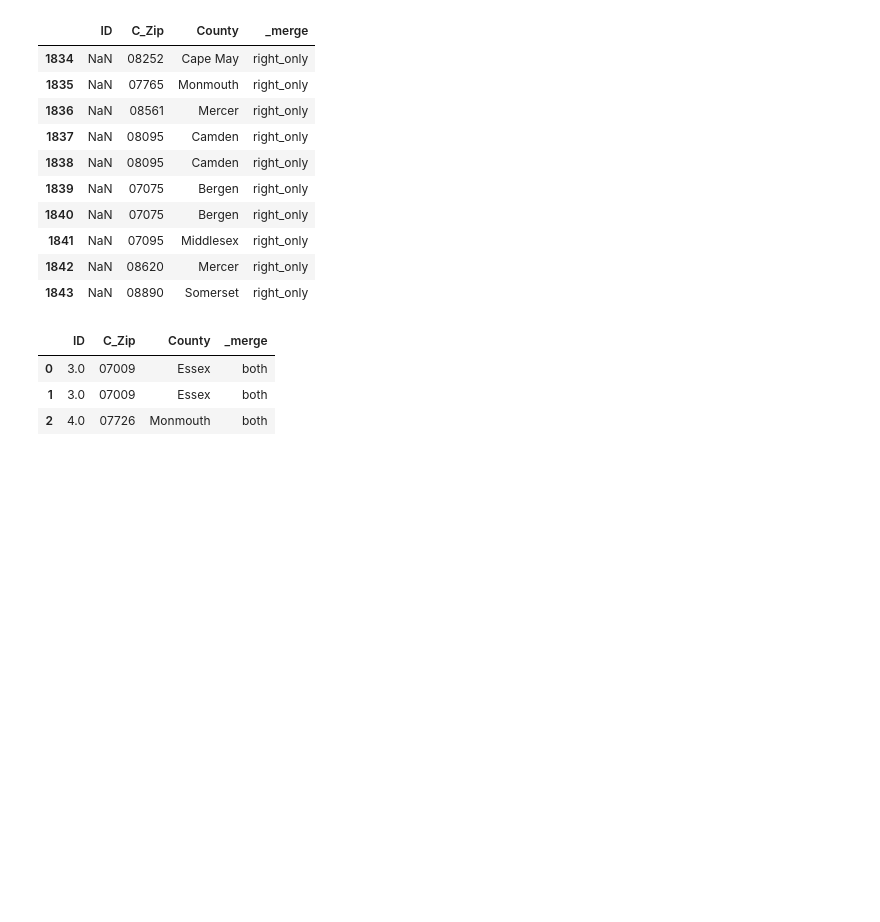
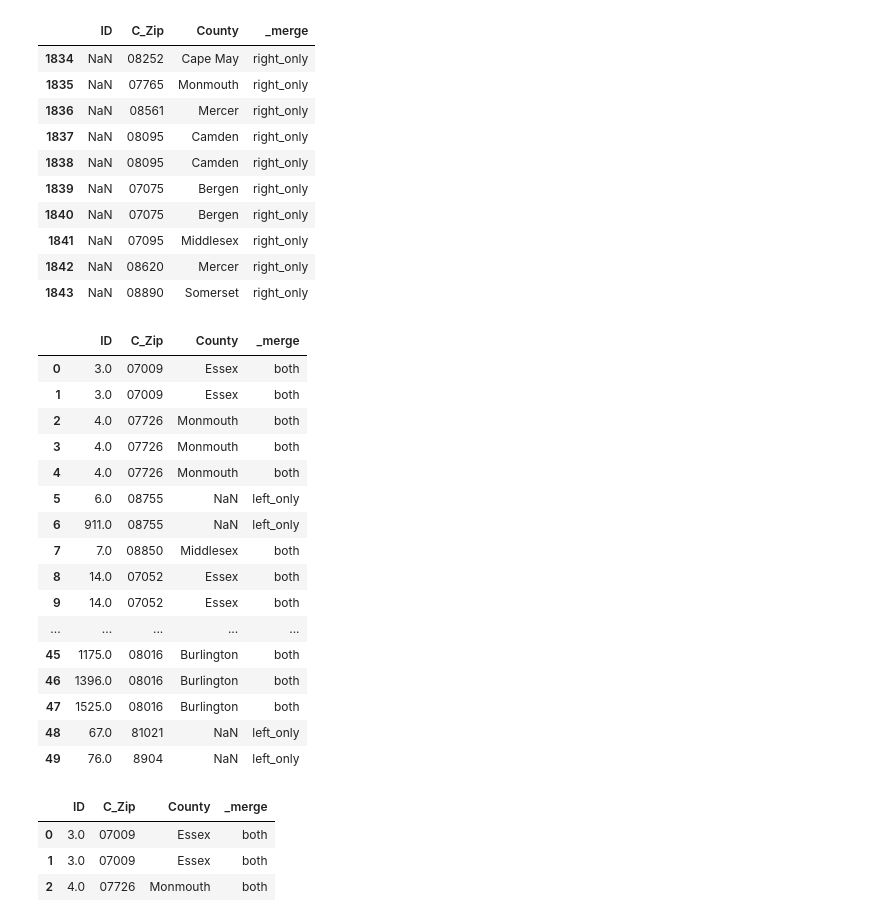
Before and after one commit to theaok/vis-sp23-ewattudo, a Jupyter notebook: ps2_pynb.ipynb, the cells around one changed output. Saved outputs shown, nothing was run; the diff lists cells and outputs as text; code cells hidden in the pictures; blank space fills up the shorter version.

```diff
--- a/ps2_pynb.ipynb
+++ b/ps2_pynb.ipynb
@@ -601,6 +662,26 @@ njappzip.tail(10)
 | 1841 | NaN | 07095 | Middlesex | right_only |
 | 1842 | NaN | 08620 | Mercer | right_only |
 | 1843 | NaN | 08890 | Somerset | right_only |
+# %%
+njappzip.head(50)
+# %% [output]
+|  | ID | C_Zip | County | _merge |
+| 0 | 3.0 | 07009 | Essex | both |
+| 1 | 3.0 | 07009 | Essex | both |
+| 2 | 4.0 | 07726 | Monmouth | both |
+| 3 | 4.0 | 07726 | Monmouth | both |
+| 4 | 4.0 | 07726 | Monmouth | both |
+| 5 | 6.0 | 08755 | NaN | left_only |
+| 6 | 911.0 | 08755 | NaN | left_only |
+| 7 | 7.0 | 08850 | Middlesex | both |
+| 8 | 14.0 | 07052 | Essex | both |
+| 9 | 14.0 | 07052 | Essex | both |
+| ... | ... | ... | ... | ... |
+| 45 | 1175.0 | 08016 | Burlington | both |
+| 46 | 1396.0 | 08016 | Burlington | both |
+| 47 | 1525.0 | 08016 | Burlington | both |
+| 48 | 67.0 | 81021 | NaN | left_only |
+| 49 | 76.0 | 8904 | NaN | left_only |
 # %%
 #It looks like I will need to clean this up a bit. I just want to see where we have the Zipcodes and the names of the counties.
 njappzipmerge = njappzip.query("_merge=='both'")
```
Also changed, not shown: parts of 15 cells of this notebook.
